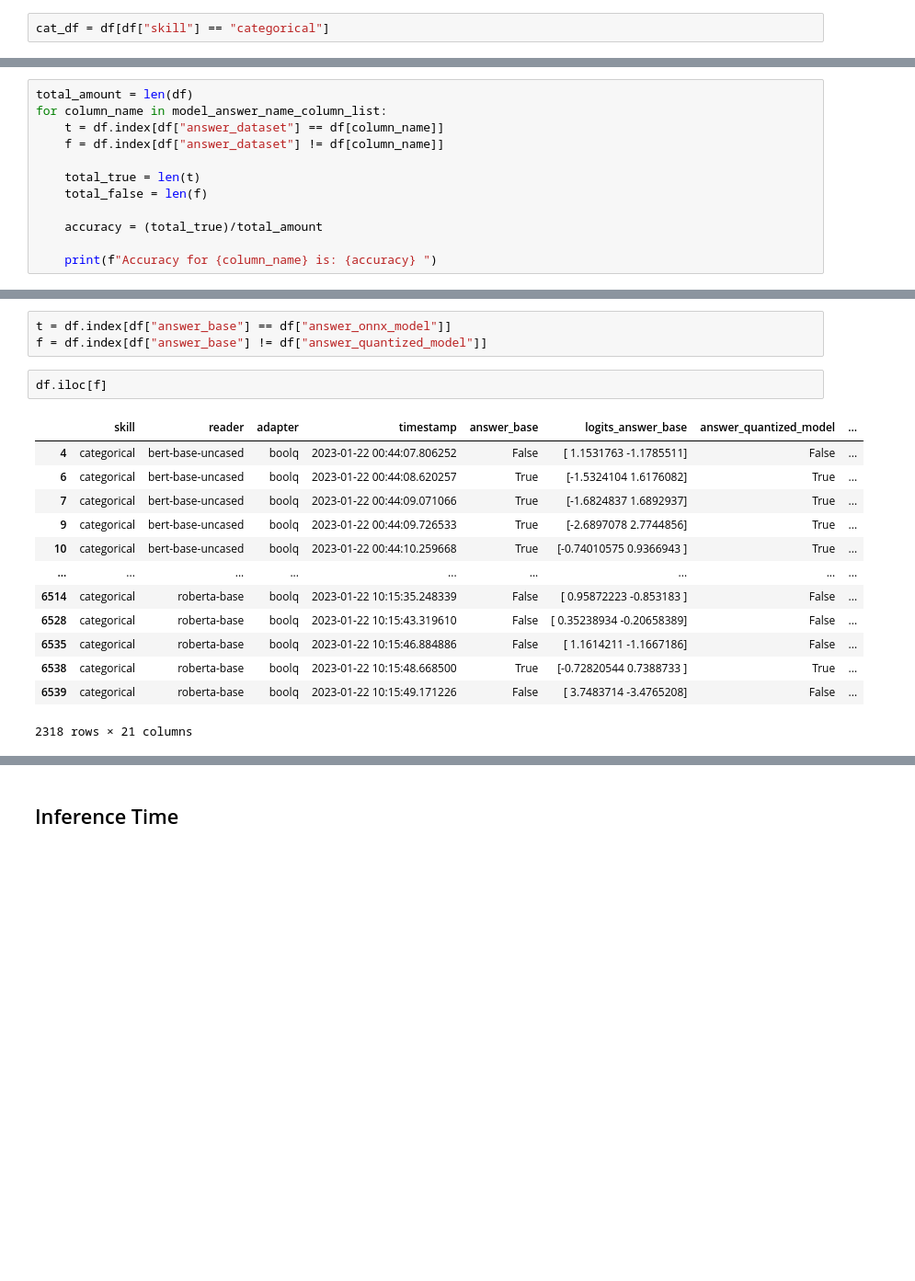
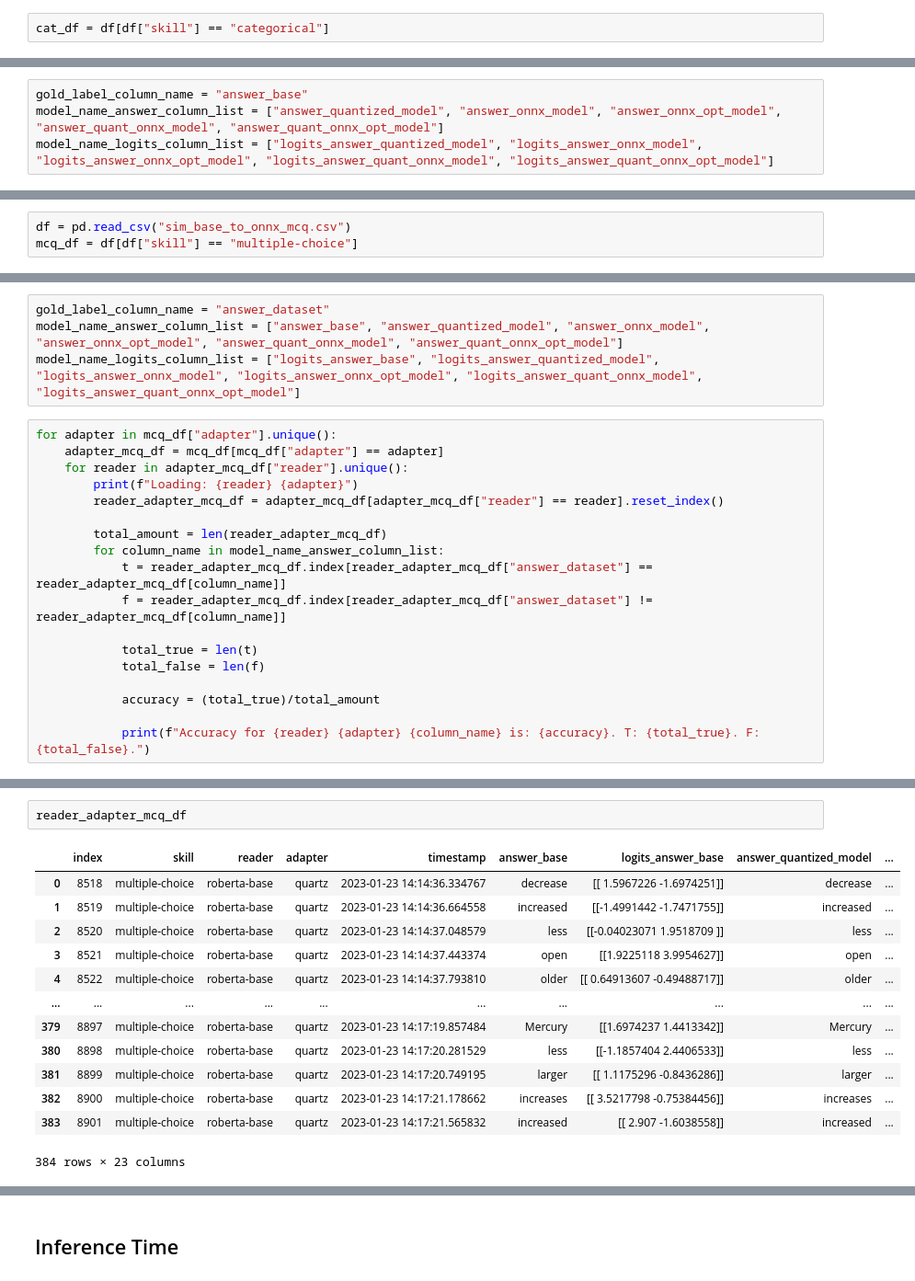
Before and after one commit to michaelkole/dasp_onnx, a Jupyter notebook: eval_results.ipynb, the cells around one changed output, grey strips where cells are left out. Shown at 92% size. Cells and saved outputs as stored; diff of their text form; blank space fills up the shorter version.

```diff
--- a/eval_results.ipynb
+++ b/eval_results.ipynb
@@ -32,0 +139,4 @@ model_answer_name_column_list = ["answer_base", "answer_quantized_model", "answe
+# %%
+gold_label_column_name = "answer_base"
+model_name_answer_column_list = ["answer_quantized_model", "answer_onnx_model", "answer_onnx_opt_model", "answer_quant_onnx_model", "answer_quant_onnx_opt_model"]
+model_name_logits_column_list = ["logits_answer_quantized_model", "logits_answer_onnx_model", "logits_answer_onnx_opt_model", "logits_answer_quant_onnx_model", "logits_answer_quant_onnx_opt_model"]
@@ -32,0 +215,3 @@ model_answer_name_column_list = ["answer_base", "answer_quantized_model", "answe
+# %%
+df = pd.read_csv("sim_base_to_onnx_mcq.csv")
+mcq_df = df[df["skill"] == "multiple-choice"]
@@ -33,13 +232,23 @@ model_answer_name_column_list = ["answer_base", "answer_quantized_model", "answe
+# %%
+gold_label_column_name = "answer_dataset"
+model_name_answer_column_list = ["answer_base", "answer_quantized_model", "answer_onnx_model", "answer_onnx_opt_model", "answer_quant_onnx_model", "answer_quant_onnx_opt_model"]
+model_name_logits_column_list = ["logits_answer_base", "logits_answer_quantized_model", "logits_answer_onnx_model", "logits_answer_onnx_opt_model", "logits_answer_quant_onnx_model", "logits_answer_quant_onnx_opt_model"]
 # %%
-total_amount = len(df)
-for column_name in model_answer_name_column_list:
-    t = df.index[df["answer_dataset"] == df[column_name]]
-    f = df.index[df["answer_dataset"] != df[column_name]]
+for adapter in mcq_df["adapter"].unique():
+    adapter_mcq_df = mcq_df[mcq_df["adapter"] == adapter]
+    for reader in adapter_mcq_df["reader"].unique():
+        print(f"Loading: {reader} {adapter}")
+        reader_adapter_mcq_df = adapter_mcq_df[adapter_mcq_df["reader"] == reader].reset_index()
 
-    total_true = len(t)
-    total_false = len(f)
+        total_amount = len(reader_adapter_mcq_df)
+        for column_name in model_name_answer_column_list:
+            t = reader_adapter_mcq_df.index[reader_adapter_mcq_df["answer_dataset"] == reader_adapter_mcq_df[column_name]]
+            f = reader_adapter_mcq_df.index[reader_adapter_mcq_df["answer_dataset"] != reader_adapter_mcq_df[column_name]]
 
-    accuracy = (total_true)/total_amount
+            total_true = len(t)
+            total_false = len(f)
 
-    print(f"Accuracy for {column_name} is: {accuracy} ")
+            accuracy = (total_true)/total_amount
+
+            print(f"Accuracy for {reader} {adapter} {column_name} is: {accuracy}. T: {total_true}. F: {total_false}.")
 # %% [output]
@@ -52,19 +272,16 @@ Accuracy for answer_quant_onnx_opt_model is: 0.645565749235474
-# %%
-t = df.index[df["answer_base"] == df["answer_onnx_model"]]
-f = df.index[df["answer_base"] != df["answer_quantized_model"]]
-# %%
-df.iloc[f]
-# %% [output]
-|  | skill | reader | adapter | timestamp | answer_base | logits_answer_base | answer_quantized_model | ... |
-| 4 | categorical | bert-base-uncased | boolq | 2023-01-22 00:44:07.806252 | False | [ 1.1531763 -1.1785511] | False | ... |
-| 6 | categorical | bert-base-uncased | boolq | 2023-01-22 00:44:08.620257 | True | [-1.5324104 1.6176082] | True | ... |
-| 7 | categorical | bert-base-uncased | boolq | 2023-01-22 00:44:09.071066 | True | [-1.6824837 1.6892937] | True | ... |
-| 9 | categorical | bert-base-uncased | boolq | 2023-01-22 00:44:09.726533 | True | [-2.6897078 2.7744856] | True | ... |
-| 10 | categorical | bert-base-uncased | boolq | 2023-01-22 00:44:10.259668 | True | [-0.74010575 0.9366943 ] | True | ... |
-| ... | ... | ... | ... | ... | ... | ... | ... | ... |
-| 6514 | categorical | roberta-base | boolq | 2023-01-22 10:15:35.248339 | False | [ 0.95872223 -0.853183 ] | False | ... |
-| 6528 | categorical | roberta-base | boolq | 2023-01-22 10:15:43.319610 | False | [ 0.35238934 -0.20658389] | False | ... |
-| 6535 | categorical | roberta-base | boolq | 2023-01-22 10:15:46.884886 | False | [ 1.1614211 -1.1667186] | False | ... |
-| 6538 | categorical | roberta-base | boolq | 2023-01-22 10:15:48.668500 | True | [-0.72820544 0.7388733 ] | True | ... |
-| 6539 | categorical | roberta-base | boolq | 2023-01-22 10:15:49.171226 | False | [ 3.7483714 -3.4765208] | False | ... |
-2318 rows × 21 columns
+# %%
+reader_adapter_mcq_df
+# %% [output]
+|  | index | skill | reader | adapter | timestamp | answer_base | logits_answer_base | answer_quantized_model | ... |
+| 0 | 8518 | multiple-choice | roberta-base | quartz | 2023-01-23 14:14:36.334767 | decrease | [[ 1.5967226 -1.6974251]] | decrease | ... |
+| 1 | 8519 | multiple-choice | roberta-base | quartz | 2023-01-23 14:14:36.664558 | increased | [[-1.4991442 -1.7471755]] | increased | ... |
+| 2 | 8520 | multiple-choice | roberta-base | quartz | 2023-01-23 14:14:37.048579 | less | [[-0.04023071 1.9518709 ]] | less | ... |
+| 3 | 8521 | multiple-choice | roberta-base | quartz | 2023-01-23 14:14:37.443374 | open | [[1.9225118 3.9954627]] | open | ... |
+| 4 | 8522 | multiple-choice | roberta-base | quartz | 2023-01-23 14:14:37.793810 | older | [[ 0.64913607 -0.49488717]] | older | ... |
+| ... | ... | ... | ... | ... | ... | ... | ... | ... | ... |
+| 379 | 8897 | multiple-choice | roberta-base | quartz | 2023-01-23 14:17:19.857484 | Mercury | [[1.6974237 1.4413342]] | Mercury | ... |
+| 380 | 8898 | multiple-choice | roberta-base | quartz | 2023-01-23 14:17:20.281529 | less | [[-1.1857404 2.4406533]] | less | ... |
+| 381 | 8899 | multiple-choice | roberta-base | quartz | 2023-01-23 14:17:20.749195 | larger | [[ 1.1175296 -0.8436286]] | larger | ... |
+| 382 | 8900 | multiple-choice | roberta-base | quartz | 2023-01-23 14:17:21.178662 | increases | [[ 3.5217798 -0.75384456]] | increases | ... |
+| 383 | 8901 | multiple-choice | roberta-base | quartz | 2023-01-23 14:17:21.565832 | increased | [[ 2.907 -1.6038558]] | increased | ... |
+384 rows × 23 columns
```
Also changed, not shown: parts of 18 cells of this notebook, 25 other files.
